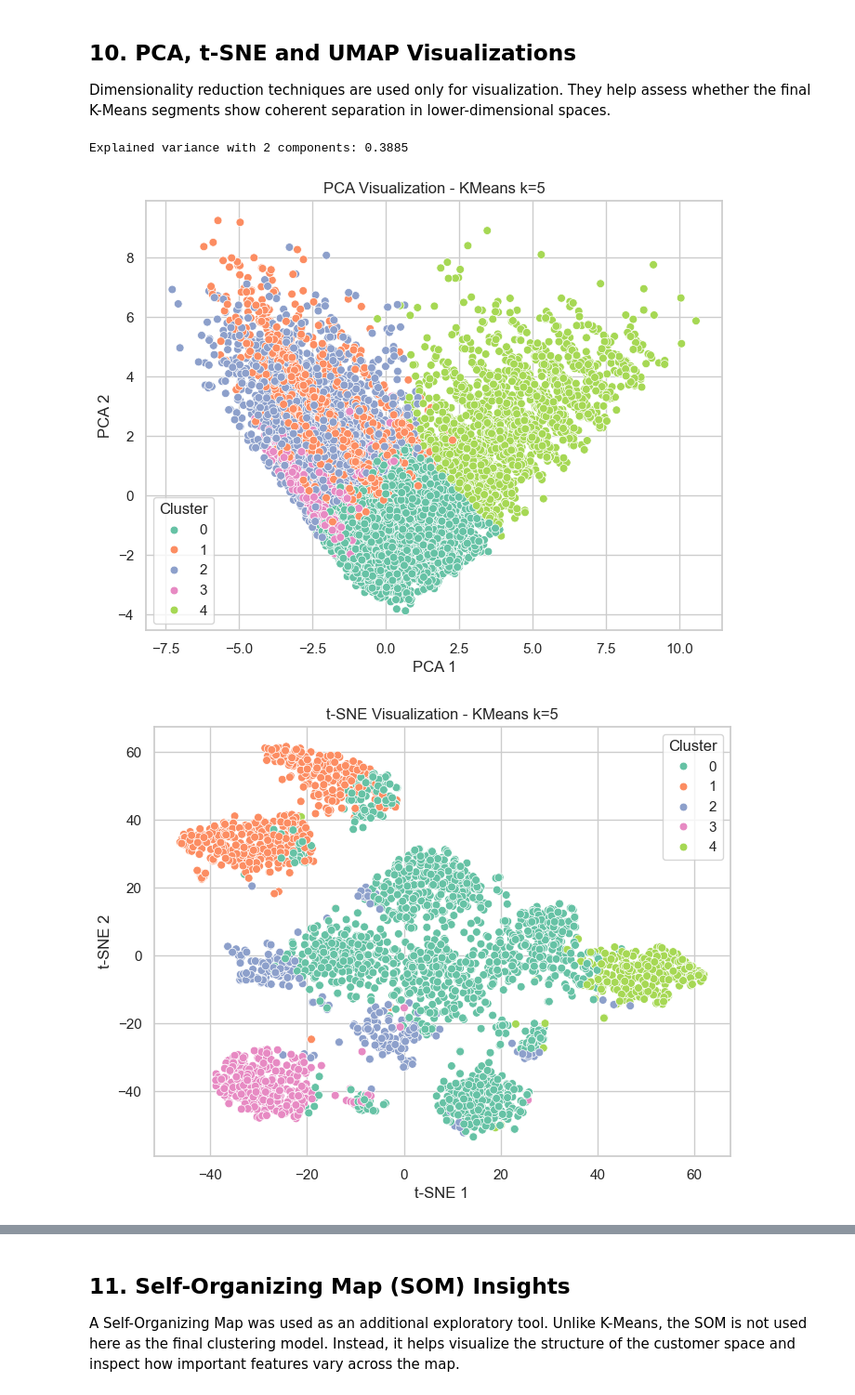
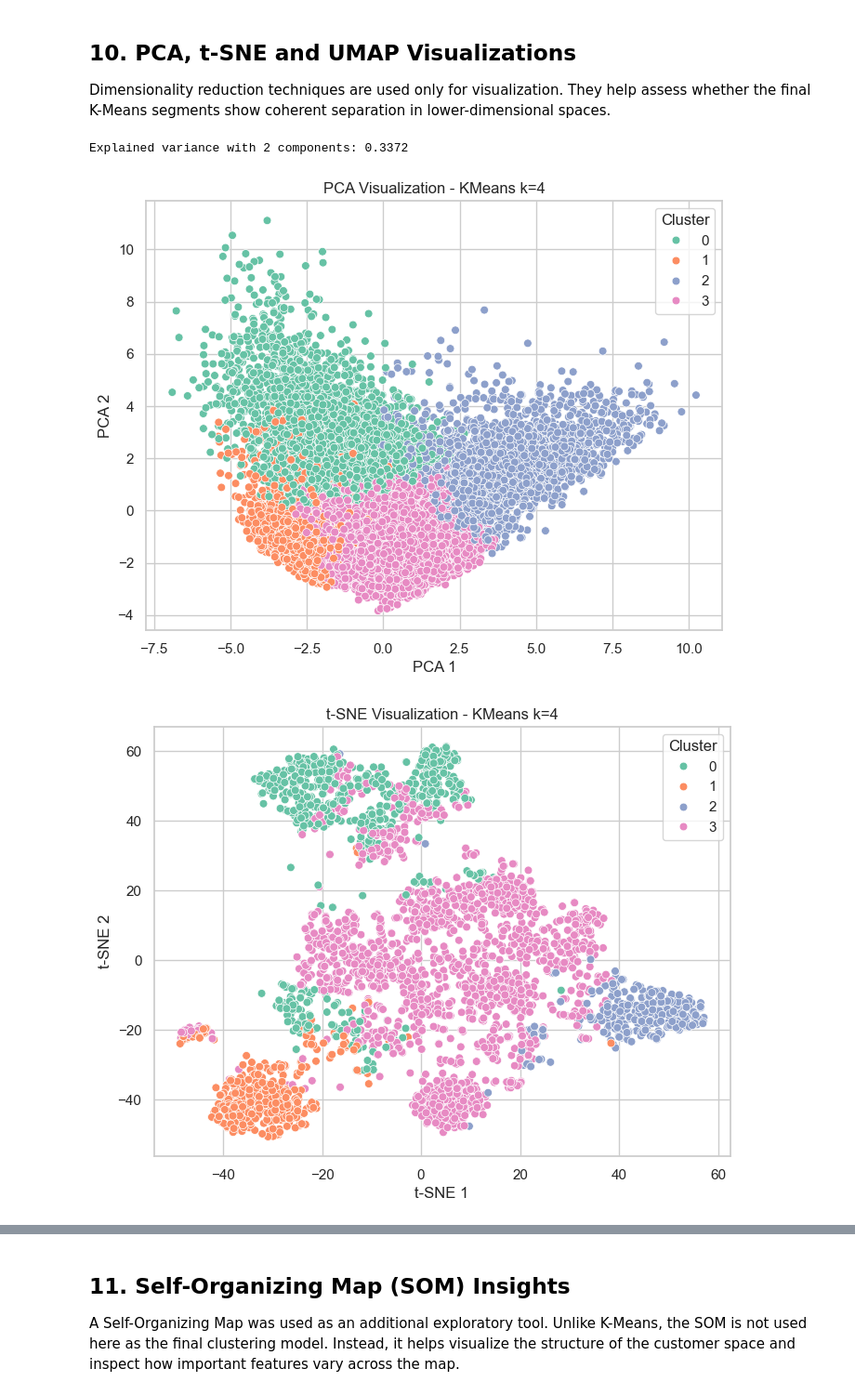
Before and after one commit to CarlotaMarto/CostumerSegP_MLII, a Jupyter notebook: clustering/clustering.ipynb, the cells around one changed output, grey strips where cells are left out. Shown at 93% size. Drawn from its saved outputs; the diff is of its cells as text; code cells hidden in the pictures.

```diff
--- a/clustering/clustering.ipynb
+++ b/clustering/clustering.ipynb
@@ -355,8 +245,0 @@ Based on the final `k=4` cluster profile, the numerical clusters were translated
-# %%
-customer_info_kmeans, segment_names = clu.add_segment_names(
-    customer_info_kmeans,
-    cluster_col="kmeans_cluster",
-    name_col="segment_name"
-)
-
-segment_names
@@ -369,4 +245,0 @@ segment_names
-# %%
-# Keep customer_id as an integer identifier for readability
-if "customer_id" in customer_info_kmeans.columns:
-    customer_info_kmeans["customer_id"] = customer_info_kmeans["customer_id"].astype(int)
@@ -524,11 +251,11 @@ Dimensionality reduction techniques are used only for visualization. They help a
 _ = clu.plot_pca_clusters(
     X,
     kmeans_labels,
-    title="PCA Visualization - KMeans k=5"
+    title="PCA Visualization - KMeans k=4"
 )
 # %% [output]
-Explained variance with 2 components: 0.3885
+Explained variance with 2 components: 0.3372
-[figure, old version]
+[figure, new version]
 # %%
 X_tsne_sample = X.sample(
     3000,
@@ -537,35 +264,35 @@ X_tsne_sample = X.sample(
 
 kmeans_labels_tsne = customer_info_kmeans.loc[
     X_tsne_sample.index,
     "kmeans_cluster"
 ]
 
 tsne = TSNE(
     n_components=2,
     perplexity=30,
     learning_rate="auto",
     init="pca",
     random_state=42
 )
 
 tsne_embedding = tsne.fit_transform(X_tsne_sample)
 
 plt.figure(figsize=(8, 6))
 sns.scatterplot(
     x=tsne_embedding[:, 0],
     y=tsne_embedding[:, 1],
     hue=kmeans_labels_tsne,
     palette="Set2",
     s=40
 )
 
-plt.title("t-SNE Visualization - KMeans k=5")
+plt.title("t-SNE Visualization - KMeans k=4")
 plt.xlabel("t-SNE 1")
 plt.ylabel("t-SNE 2")
 plt.legend(title="Cluster")
 plt.show()
 # %% [output]
-[figure, old version]
+[figure, new version]
 # %%
 try:
     import umap.umap_ as umap
```
Also changed, not shown: parts of 46 cells of this notebook, 6 other files.
